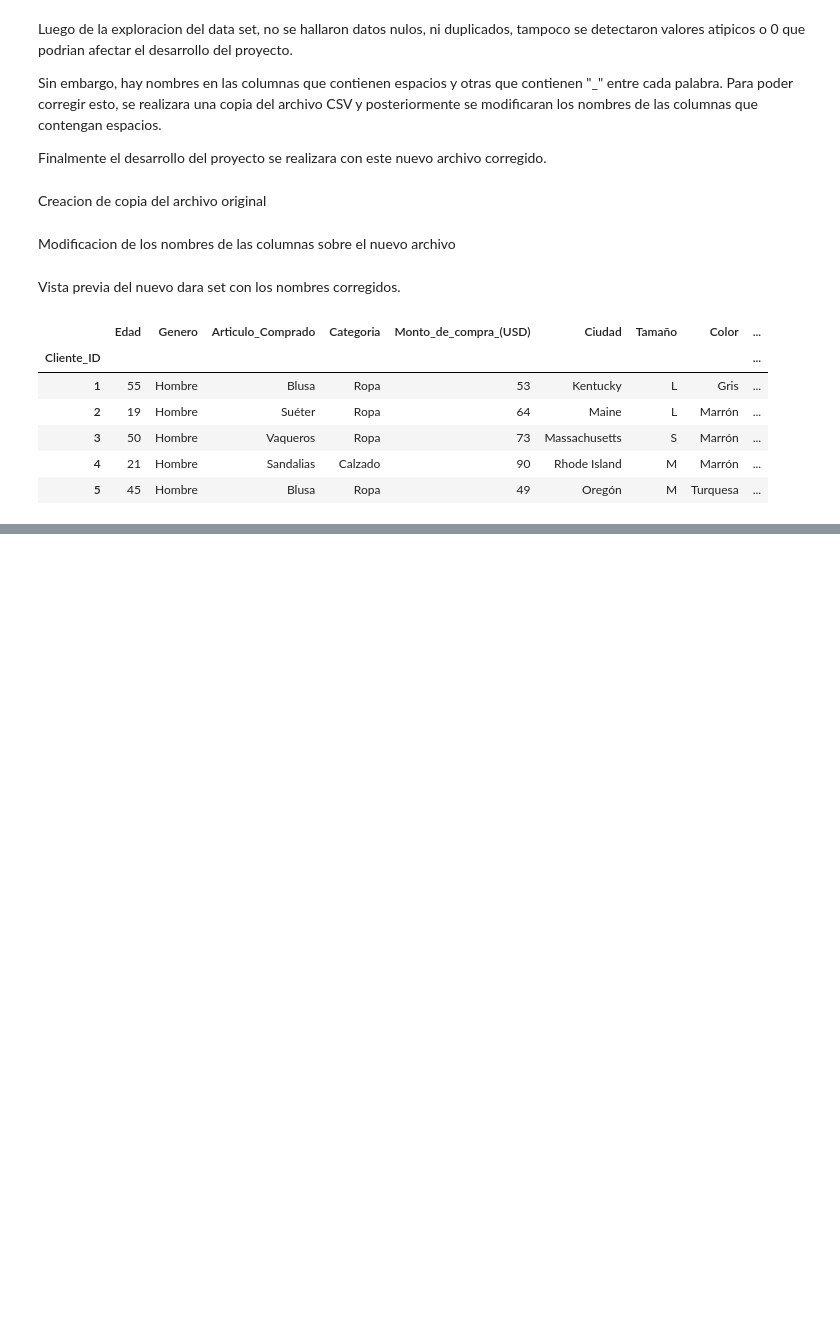
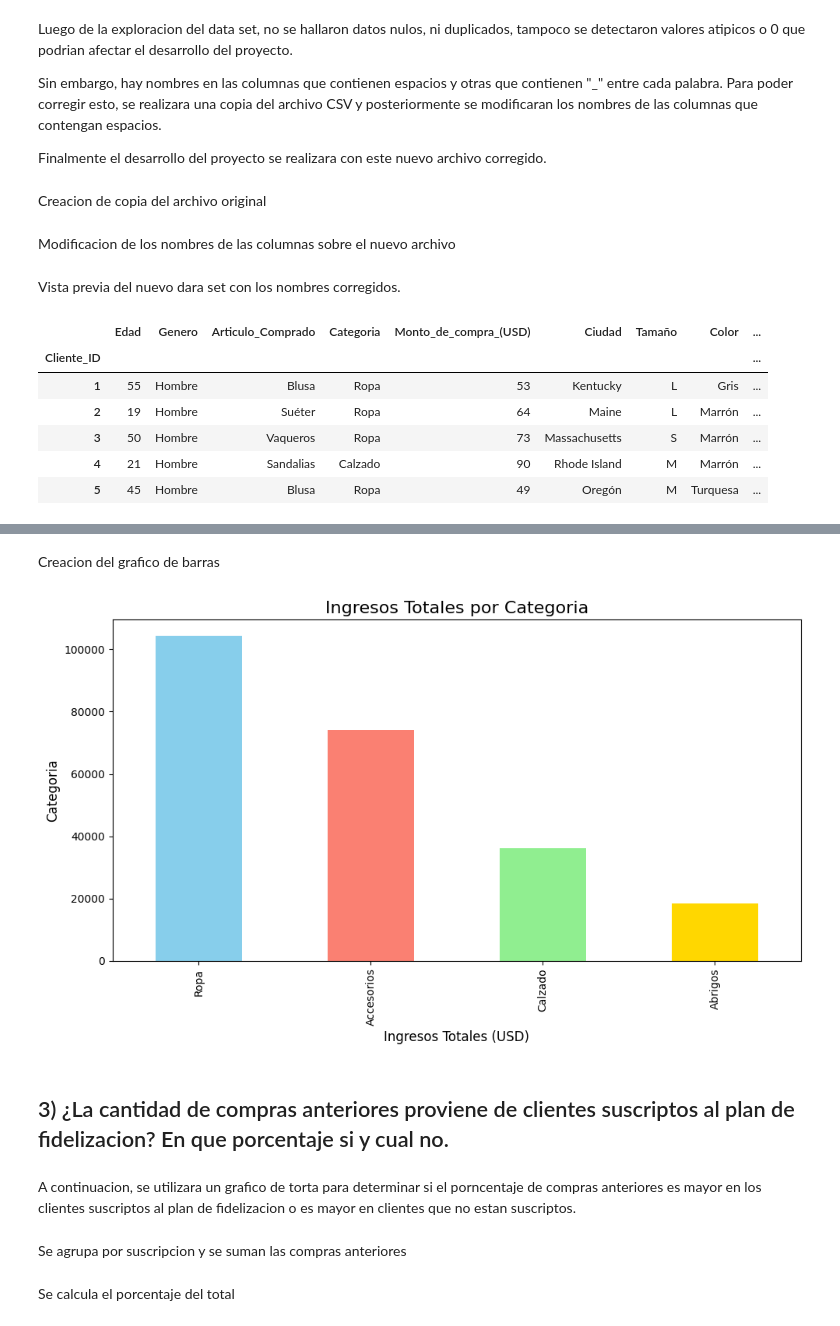
Before and after one commit to Patriciol03/Analisis_tendencias_de_compras, a Jupyter notebook: Proyecto_Tend_de_compras.ipynb, the cells around one changed output, grey strips where cells are left out. Drawn from its saved outputs; the diff is of its cells as text; code cells hidden in the pictures; blank space fills up the shorter version.

```diff
--- a/Proyecto_Tend_de_compras.ipynb
+++ b/Proyecto_Tend_de_compras.ipynb
@@ -370,0 +454,25 @@ df_tend_de_compras_corregido.head()
+# %%
+ingresos_por_categoria = df_tend_de_compras_corregido.groupby('Categoria')['Monto_de_compra_(USD)'].sum().sort_values(ascending=False)
+# %% [markdown]
+Creacion del grafico de barras
+# %%
+#Se definen colores
+colores = ['skyblue', 'salmon', 'lightgreen', 'gold']
+
+#Se crea el grafico
+plt.figure(figsize=(10, 6))
+ingresos_por_categoria.plot(kind='bar', color= colores)
+
+#Se ajustan las etiquetas
+plt.title('Ingresos Totales por Categoria', fontsize=16)
+plt.xlabel('Ingresos Totales (USD)', fontsize=12)
+plt.ylabel('Categoria', fontsize=12)
+plt.tight_layout()
+# %% [output]
+[figure, added]
+# %% [markdown]
+## 3) ¿La cantidad de compras anteriores proviene de clientes suscriptos al plan de fidelizacion? En que porcentaje si y cual no.
+# %% [markdown]
+A continuacion, se utilizara un grafico de torta para determinar si el porncentaje de compras anteriores es mayor en los clientes suscriptos al plan de fidelizacion o es mayor en clientes que no estan suscriptos.
+# %% [markdown]
+Se agrupa por suscripcion y se suman las compras anteriores
@@ -370,0 +481,2 @@ df_tend_de_compras_corregido.head()
+# %% [markdown]
+Se calcula el porcentaje del total
```
Also changed, not shown: parts of 42 cells of this notebook.
